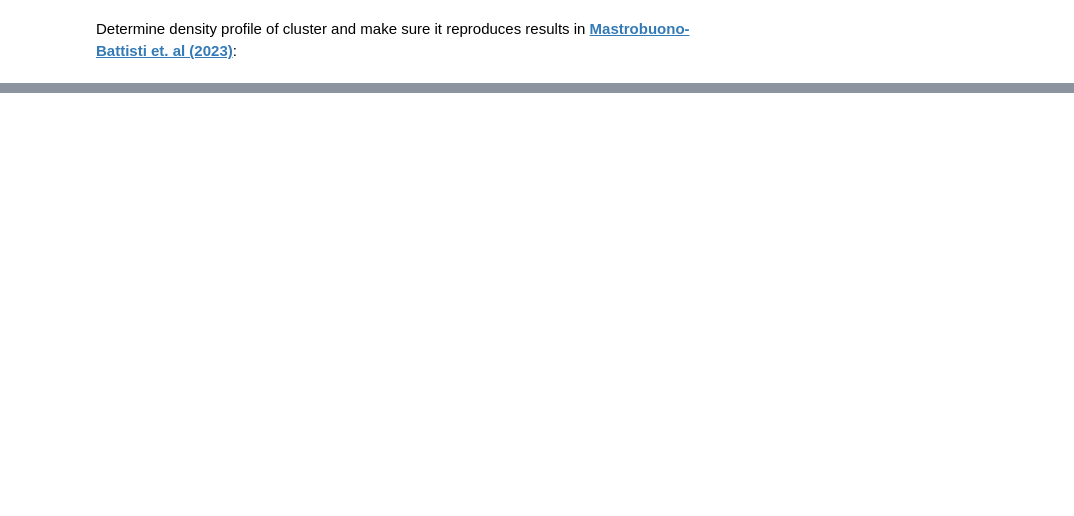
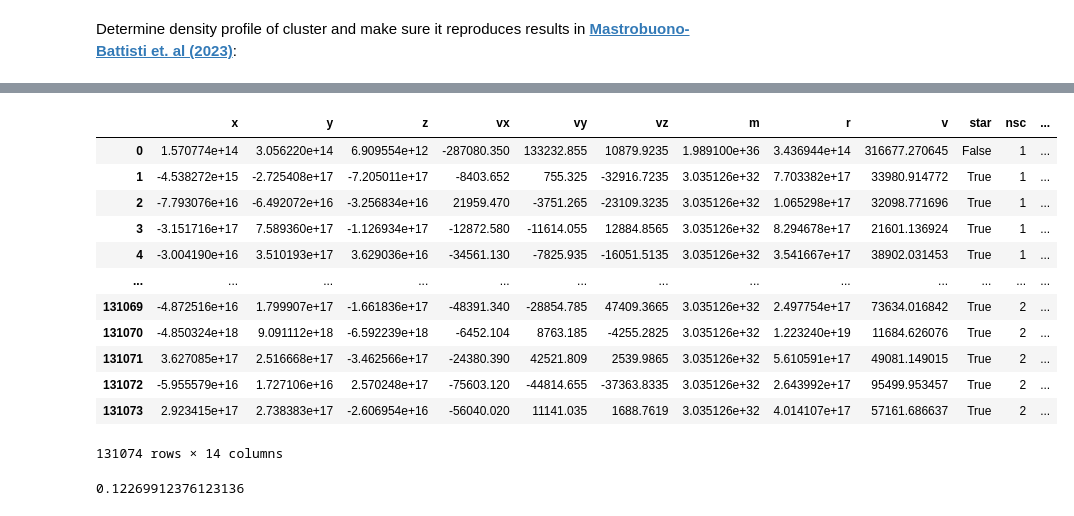
Before and after one commit to janeisbright/Research_Data_Foundations_Final_Project, a Jupyter notebook: NSC_statistical_analysis.ipynb, the cells around one changed output, grey strips where cells are left out. Saved outputs shown, nothing was run; the diff lists cells and outputs as text; code cells hidden in the pictures; blank space fills up the shorter version.

Commit message:
Energy calculations and bound fraction

```diff
--- a/NSC_statistical_analysis.ipynb
+++ b/NSC_statistical_analysis.ipynb
@@ -231,0 +238,13 @@ array([[-0.40234544, -0.77163114, -0.01731775],
+# %%
+#point-wise gravitational potential
+df_mks['U'] = 0.0 #make empty new column
+
+#this will take several minutes to run
+for i in range(len(df_mks)): #select each star
+    df_loop = (df_mks.copy()).drop([i], axis=0) #create df that excludes the current star
+    U = -G*df_mks['m'][i]  \
+        * np.sum(df_loop['m'].values \
+        / np.sqrt((df_loop['x'].values - df_mks['x'][i])**2 \
+        + (df_loop['y'].values - df_mks['y'][i])**2 \
+        + (df_loop['z'].values - df_mks['z'][i])**2)  )
+    df_mks.loc[i, "U"] = U
@@ -231,0 +269,28 @@ array([[-0.40234544, -0.77163114, -0.01731775],
+# %%
+# kinetic energy of each particle
+df_mks['K'] = .5 * df_mks["m"] * df_mks["v"]**2
+# %%
+#total mechanical energy of each particle
+df_mks['E'] = df_mks["K"] + df_mks["U"]
+# %%
+df_mks
+# %% [output]
+|  | x | y | z | vx | vy | vz | m | r | v | star | nsc | ... |
+| 0 | 1.570774e+14 | 3.056220e+14 | 6.909554e+12 | -287080.350 | 133232.855 | 10879.9235 | 1.989100e+36 | 3.436944e+14 | 316677.270645 | False | 1 | ... |
+| 1 | -4.538272e+15 | -2.725408e+17 | -7.205011e+17 | -8403.652 | 755.325 | -32916.7235 | 3.035126e+32 | 7.703382e+17 | 33980.914772 | True | 1 | ... |
+| 2 | -7.793076e+16 | -6.492072e+16 | -3.256834e+16 | 21959.470 | -3751.265 | -23109.3235 | 3.035126e+32 | 1.065298e+17 | 32098.771696 | True | 1 | ... |
+| 3 | -3.151716e+17 | 7.589360e+17 | -1.126934e+17 | -12872.580 | -11614.055 | 12884.8565 | 3.035126e+32 | 8.294678e+17 | 21601.136924 | True | 1 | ... |
+| 4 | -3.004190e+16 | 3.510193e+17 | 3.629036e+16 | -34561.130 | -7825.935 | -16051.5135 | 3.035126e+32 | 3.541667e+17 | 38902.031453 | True | 1 | ... |
+| ... | ... | ... | ... | ... | ... | ... | ... | ... | ... | ... | ... | ... |
+| 131069 | -4.872516e+16 | 1.799907e+17 | -1.661836e+17 | -48391.340 | -28854.785 | 47409.3665 | 3.035126e+32 | 2.497754e+17 | 73634.016842 | True | 2 | ... |
+| 131070 | -4.850324e+18 | 9.091112e+18 | -6.592239e+18 | -6452.104 | 8763.185 | -4255.2825 | 3.035126e+32 | 1.223240e+19 | 11684.626076 | True | 2 | ... |
+| 131071 | 3.627085e+17 | 2.516668e+17 | -3.462566e+17 | -24380.390 | 42521.809 | 2539.9865 | 3.035126e+32 | 5.610591e+17 | 49081.149015 | True | 2 | ... |
+| 131072 | -5.955579e+16 | 1.727106e+16 | 2.570248e+17 | -75603.120 | -44814.655 | -37363.8335 | 3.035126e+32 | 2.643992e+17 | 95499.953457 | True | 2 | ... |
+| 131073 | 2.923415e+17 | 2.738383e+17 | -2.606954e+16 | -56040.020 | 11141.035 | 1688.7619 | 3.035126e+32 | 4.014107e+17 | 57161.686637 | True | 2 | ... |
+131074 rows × 14 columns
+# %%
+#ratio of unbound to bound stars:
+
+len(df_mks.loc[df_mks.E > 0])/len(df_mks.loc[df_mks.E < 0])
+# %% [output]
+0.12269912376123136
```
Also changed, not shown: parts of 25 cells of this notebook.
